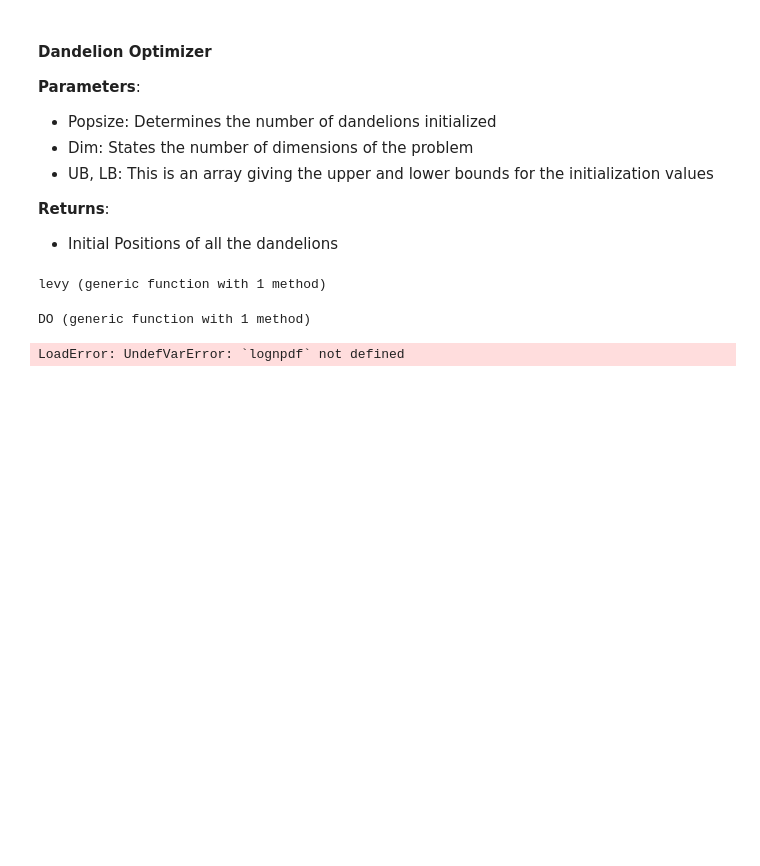
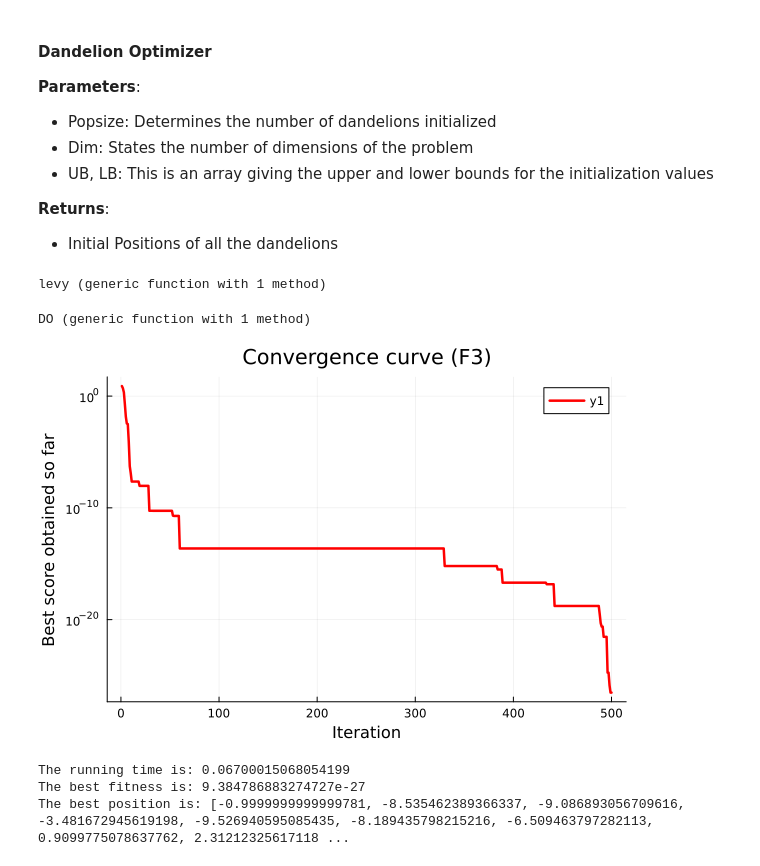
Before and after one commit to asneerug/DandelionOptimizerTSP, a Jupyter notebook: DandelionOptimizer.ipynb, the cells around one changed output. Saved outputs shown, nothing was run; the diff lists cells and outputs as text; code cells hidden in the pictures; blank space fills up the shorter version.

Commit message:
Bug fix and graph plot

```diff
--- a/DandelionOptimizer.ipynb
+++ b/DandelionOptimizer.ipynb
@@ -357,8 +366,8 @@ __Returns__:
 - Initial Positions of all the dandelions
 # %%
 function levy(n, m, beta)
-    numerator = gamma(1+beta)*sin(pi*beta/2)
-    denominator = gamma((1+beta)/2)*beta*2^((beta-1)/2)
+    num = gamma(1+beta)*sin(pi*beta/2)
+    den = gamma((1+beta)/2)*beta*2^((beta-1)/2)
     sigma_u = (num/den)^(1/beta)
     u = rand(Normal(0,sigma_u^2), (n, m))
     v = rand(Normal(0,1), (n, m))
@@ -466,7 +479,25 @@ function DO(Popsize, Maxiteration, LB, UB, Dim, Fobj)
 end
 # %% [output]
 DO (generic function with 1 method)
-# %%
-DO(30, 30, 5, 20, 50, F1)
-# %% [output]
-LoadError: UndefVarError: `lognpdf` not defined
+# %%
+N = 30  # Number of search agents
+Max_iter = 500  # Maximum number of iterations
+F_name = "F3"
+
+# Load details of the selected benchmark function
+lb_i, ub_i, dim_i, f_i = Get_Functions_details(F_name)
+Best_fitness, Best_position, Convergence_curve, elapsed_time = DO(N, Max_iter, lb_i, ub_i, dim_i, f_i)
+
+# Create a new plot for each F_name
+plot(1:Max_iter, Convergence_curve, color=:red, linewidth=2.5, yaxis=:log,
+    title="Convergence curve ($F_name)", xlabel="Iteration", ylabel="Best score obtained so far")
+# %% [output]
+[figure, added]
+# %%
+println("The running time is: ", elapsed_time)
+println("The best fitness is: ", Best_fitness)
+println("The best position is: ", Best_position)
+# %% [output]
+The running time is: 0.06700015068054199
+The best fitness is: 9.384786883274727e-27
+The best position is: [-0.9999999999999781, -8.535462389366337, -9.086893056709616, -3.481672945619198, -9.526940595085435, -8.189435798215216, -6.509463797282113, 0.9099775078637762, 2.31212325617118 ...
```
Also changed, not shown: parts of 4 cells of this notebook.
